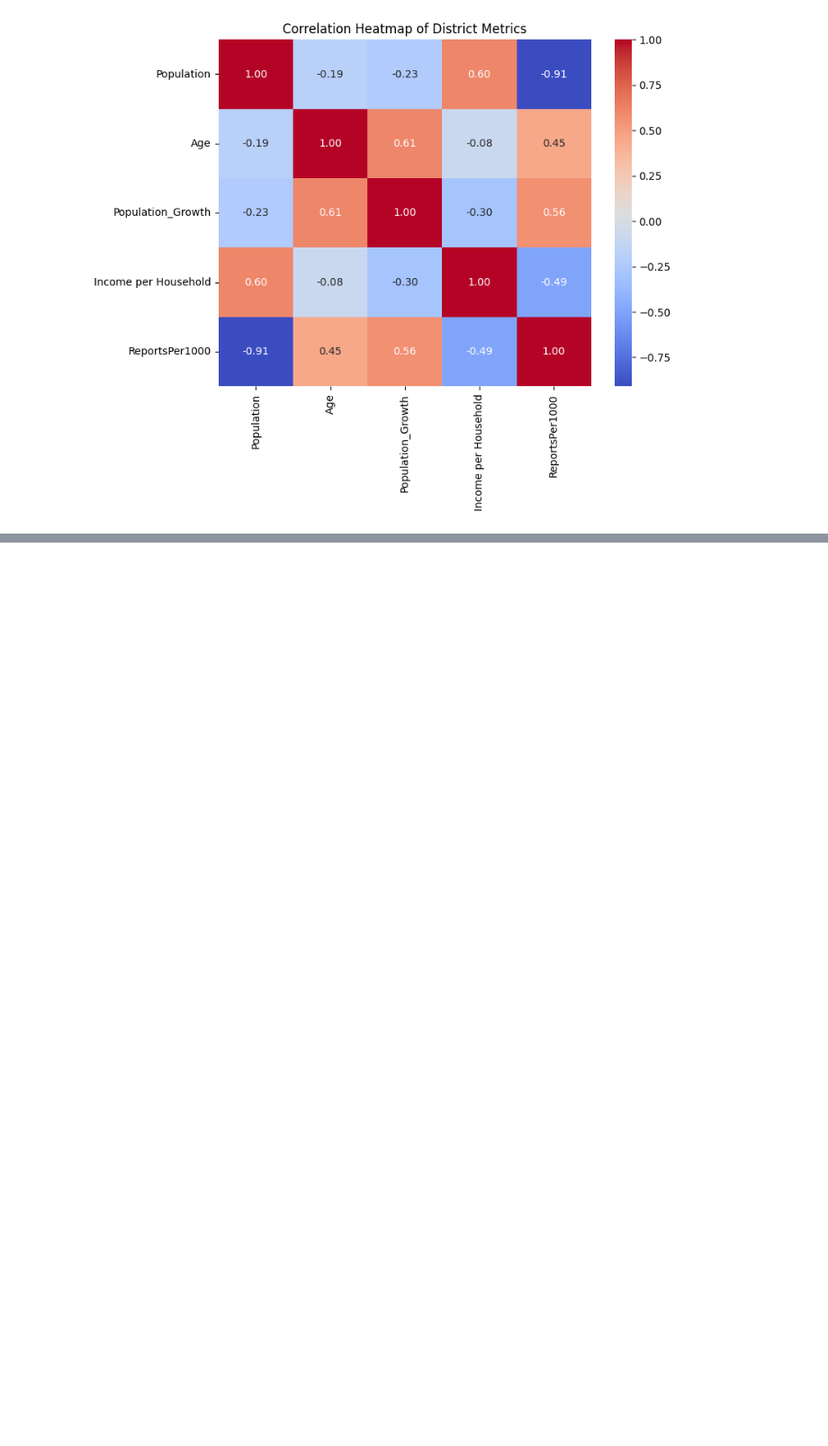
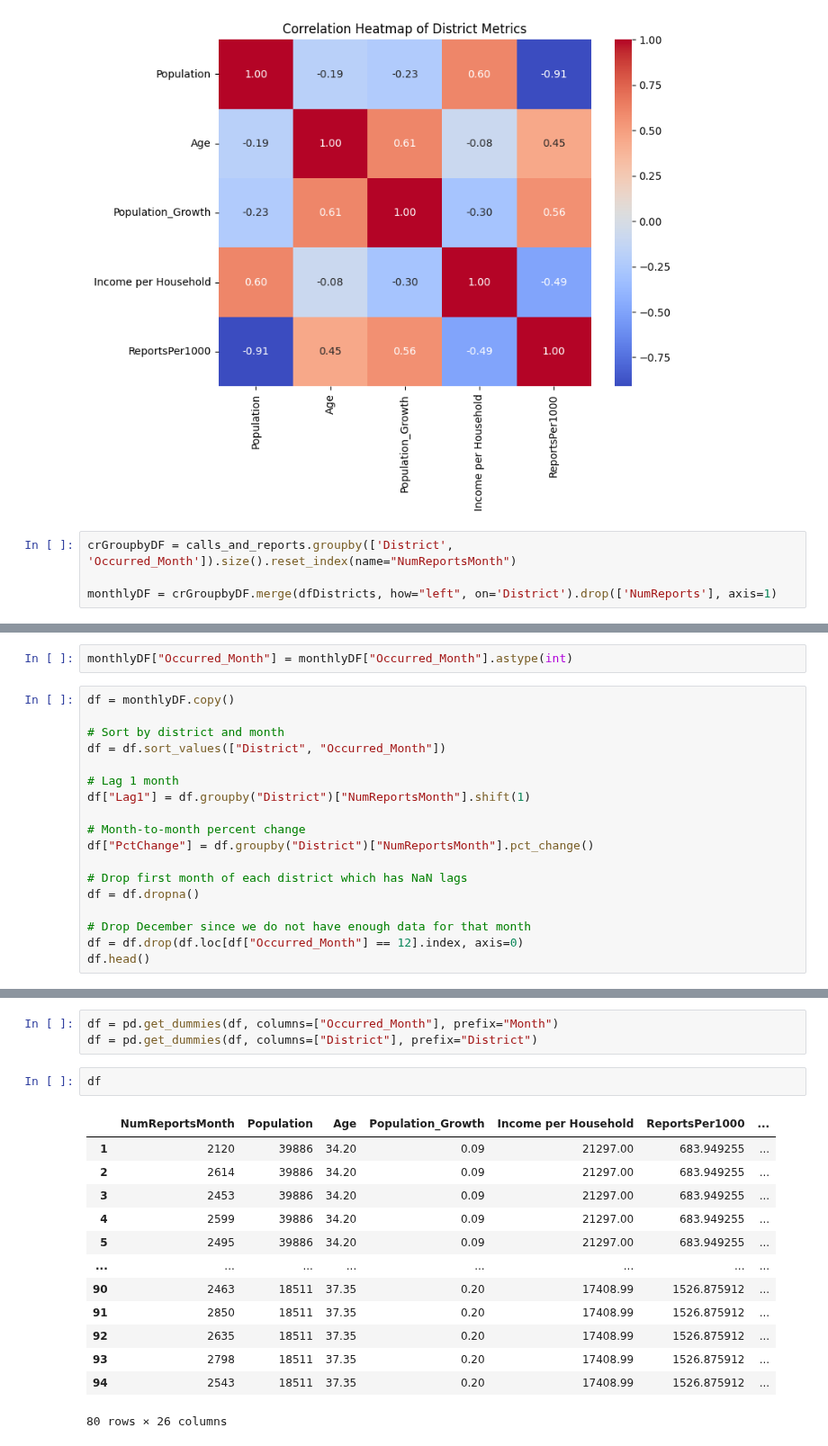
Before and after one commit to yarbschris/ds-final, a Jupyter notebook: finalProject.ipynb, the cells around one changed output, grey strips where cells are left out. Shown at 90% size. Cells and saved outputs as stored; diff of their text form; blank space fills up the shorter version.

```diff
--- a/finalProject.ipynb
+++ b/finalProject.ipynb
@@ -777,3 +777,7 @@ plt.title("Correlation Heatmap of District Metrics")
 plt.show()
 # %% [output]
 [figure]
+# %%
+crGroupbyDF = calls_and_reports.groupby(['District', 'Occurred_Month']).size().reset_index(name="NumReportsMonth")
+
+monthlyDF = crGroupbyDF.merge(dfDistricts, how="left", on='District').drop(['NumReports'], axis=1)
@@ -779,0 +798,20 @@ plt.show()
+# %%
+monthlyDF["Occurred_Month"] = monthlyDF["Occurred_Month"].astype(int)
+# %%
+df = monthlyDF.copy()
+
+# Sort by district and month
+df = df.sort_values(["District", "Occurred_Month"])
+
+# Lag 1 month
+df["Lag1"] = df.groupby("District")["NumReportsMonth"].shift(1)
+
+# Month-to-month percent change
+df["PctChange"] = df.groupby("District")["NumReportsMonth"].pct_change()
+
+# Drop first month of each district which has NaN lags
+df = df.dropna()
+
+# Drop December since we do not have enough data for that month
+df = df.drop(df.loc[df["Occurred_Month"] == 12].index, axis=0)
+df.head()
@@ -779,0 +825,19 @@ plt.show()
+# %%
+df = pd.get_dummies(df, columns=["Occurred_Month"], prefix="Month")
+df = pd.get_dummies(df, columns=["District"], prefix="District")
+# %%
+df
+# %% [output]
+|  | NumReportsMonth | Population | Age | Population_Growth | Income per Household | ReportsPer1000 | ... |
+| 1 | 2120 | 39886 | 34.20 | 0.09 | 21297.00 | 683.949255 | ... |
+| 2 | 2614 | 39886 | 34.20 | 0.09 | 21297.00 | 683.949255 | ... |
+| 3 | 2453 | 39886 | 34.20 | 0.09 | 21297.00 | 683.949255 | ... |
+| 4 | 2599 | 39886 | 34.20 | 0.09 | 21297.00 | 683.949255 | ... |
+| 5 | 2495 | 39886 | 34.20 | 0.09 | 21297.00 | 683.949255 | ... |
+| ... | ... | ... | ... | ... | ... | ... | ... |
+| 90 | 2463 | 18511 | 37.35 | 0.20 | 17408.99 | 1526.875912 | ... |
+| 91 | 2850 | 18511 | 37.35 | 0.20 | 17408.99 | 1526.875912 | ... |
+| 92 | 2635 | 18511 | 37.35 | 0.20 | 17408.99 | 1526.875912 | ... |
+| 93 | 2798 | 18511 | 37.35 | 0.20 | 17408.99 | 1526.875912 | ... |
+| 94 | 2543 | 18511 | 37.35 | 0.20 | 17408.99 | 1526.875912 | ... |
+80 rows × 26 columns
```
Also changed, not shown: parts of 7 cells of this notebook.
